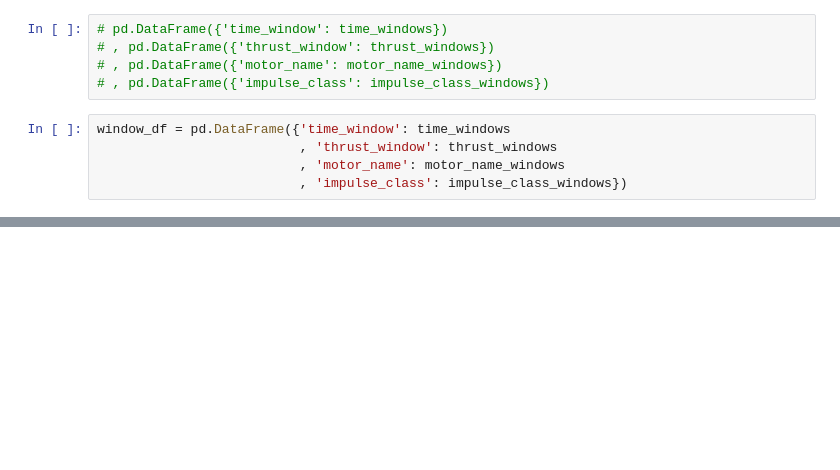
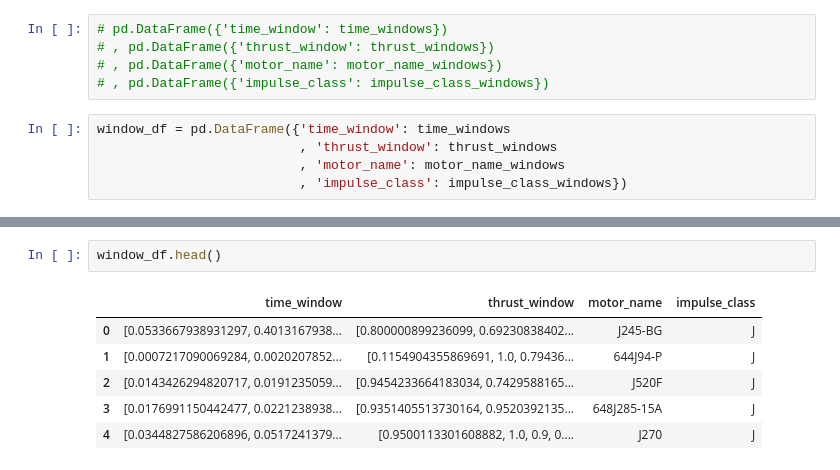
Before and after one commit to shadadu/RocketPill, a Jupyter notebook: ipynb-notebooks/analytics_of_thrust_curve_data.ipynb, the cells around one changed output, grey strips where cells are left out. Drawn from its saved outputs; the diff is of its cells as text; blank space fills up the shorter version.

```diff
--- a/ipynb-notebooks/analytics_of_thrust_curve_data.ipynb
+++ b/ipynb-notebooks/analytics_of_thrust_curve_data.ipynb
@@ -243,0 +271,9 @@ window_df.head()
+# %%
+window_df.head()
+# %% [output]
+|  | time_window | thrust_window | motor_name | impulse_class |
+| 0 | [0.0533667938931297, 0.4013167938... | [0.800000899236099, 0.69230838402... | J245-BG | J |
+| 1 | [0.0007217090069284, 0.0020207852... | [0.1154904355869691, 1.0, 0.79436... | 644J94-P | J |
+| 2 | [0.0143426294820717, 0.0191235059... | [0.9454233664183034, 0.7429588165... | J520F | J |
+| 3 | [0.0176991150442477, 0.0221238938... | [0.9351405513730164, 0.9520392135... | 648J285-15A | J |
+| 4 | [0.0344827586206896, 0.0517241379... | [0.9500113301608882, 1.0, 0.9, 0.... | J270 | J |
```
Also changed, not shown: parts of 4 cells of this notebook.
